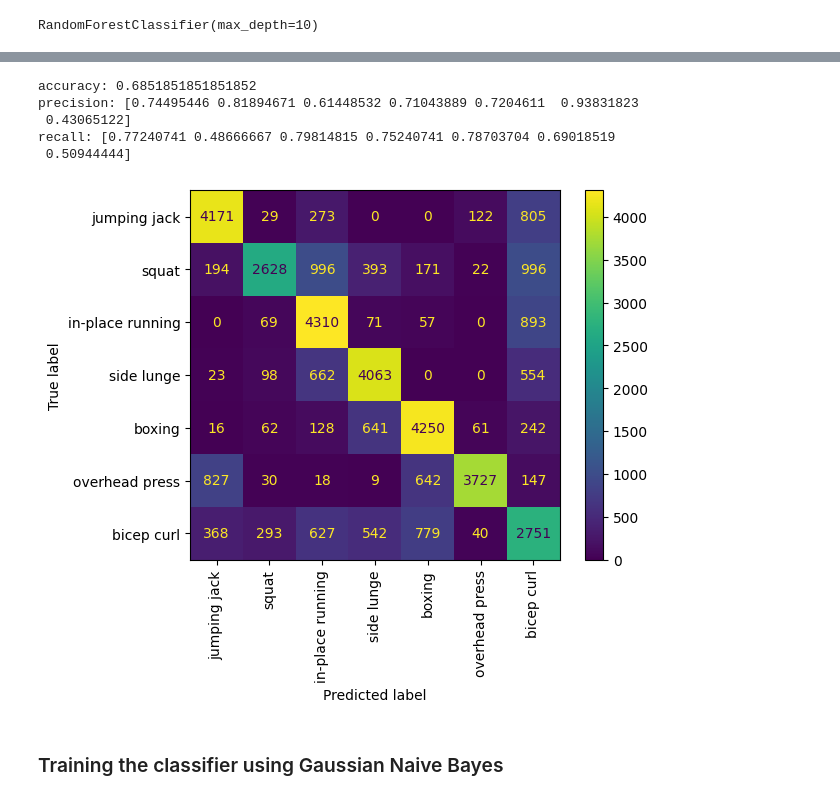
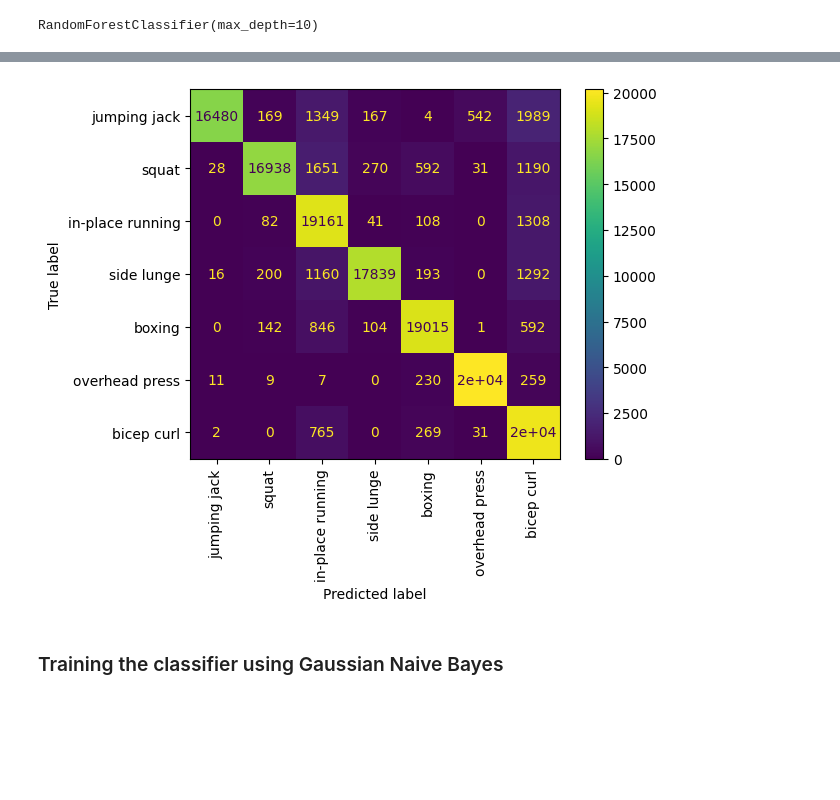
Before and after one commit to adelinagiurea0865/traditioneleML, a Jupyter notebook: sprint1.ipynb, the cells around one changed output, grey strips where cells are left out. Drawn from its saved outputs; the diff is of its cells as text; code cells hidden in the pictures; blank space fills up the shorter version.

```diff
--- a/sprint1.ipynb
+++ b/sprint1.ipynb
@@ -333,22 +309,10 @@ recall: [0.78115942 0.79275362 0.91497585 0.85961353 0.91454106 0.9721256
-# %%
-y_pred_test_rf = clf_rf.predict(X_test)
-
-print("accuracy:", accuracy_score(y_test, y_pred_test_rf))
-print("precision:", precision_score(y_test,y_pred_test_rf, average=None))
-print("recall:", recall_score(y_test, y_pred_test_rf, average=None))
-# %% [output]
-accuracy: 0.6851851851851852
-precision: [0.74495446 0.81894671 0.61448532 0.71043889 0.7204611  0.93831823
- 0.43065122]
-recall: [0.77240741 0.48666667 0.79814815 0.75240741 0.78703704 0.69018519
- 0.50944444]
 # %%
 disp = ConfusionMatrixDisplay.from_estimator(
-    clf_rf,X_test,y_test,display_labels=labels, xticks_rotation='vertical')
+    clf_rf,X,y,display_labels=labels, xticks_rotation='vertical')
 
 plt.show()
 # %% [output]
-[figure, old version]
+[figure, new version]
 # %% [markdown]
 ### Training the classifier using Gaussian Naive Bayes
 # %%
```
Also changed, not shown: parts of 31 cells of this notebook.
